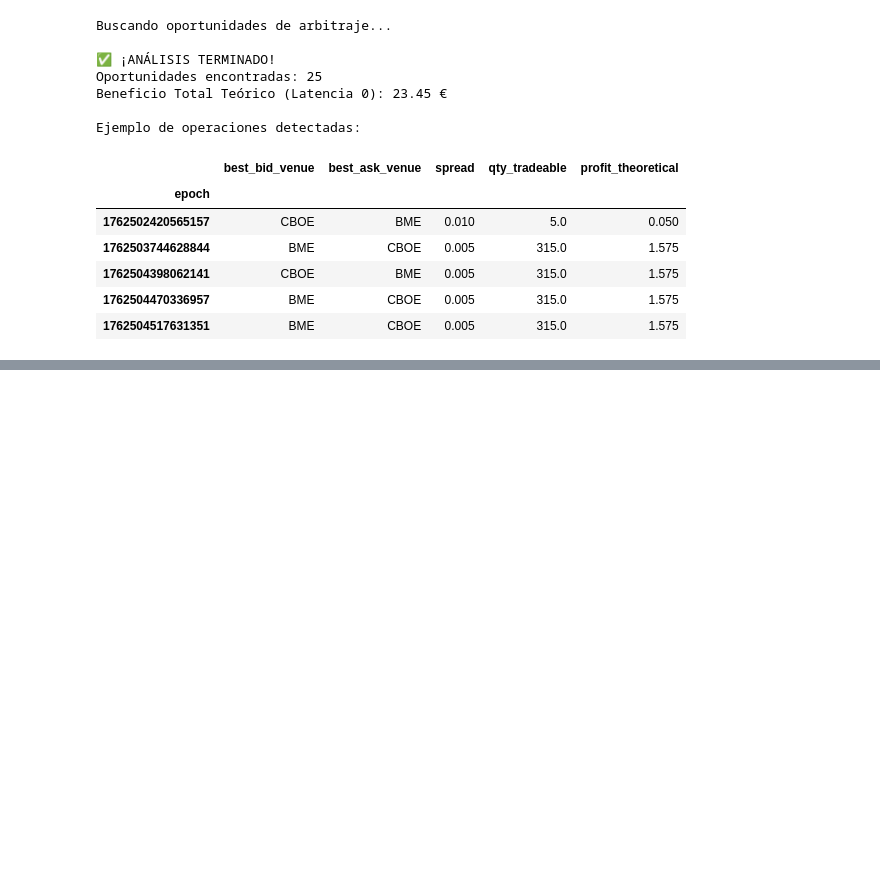
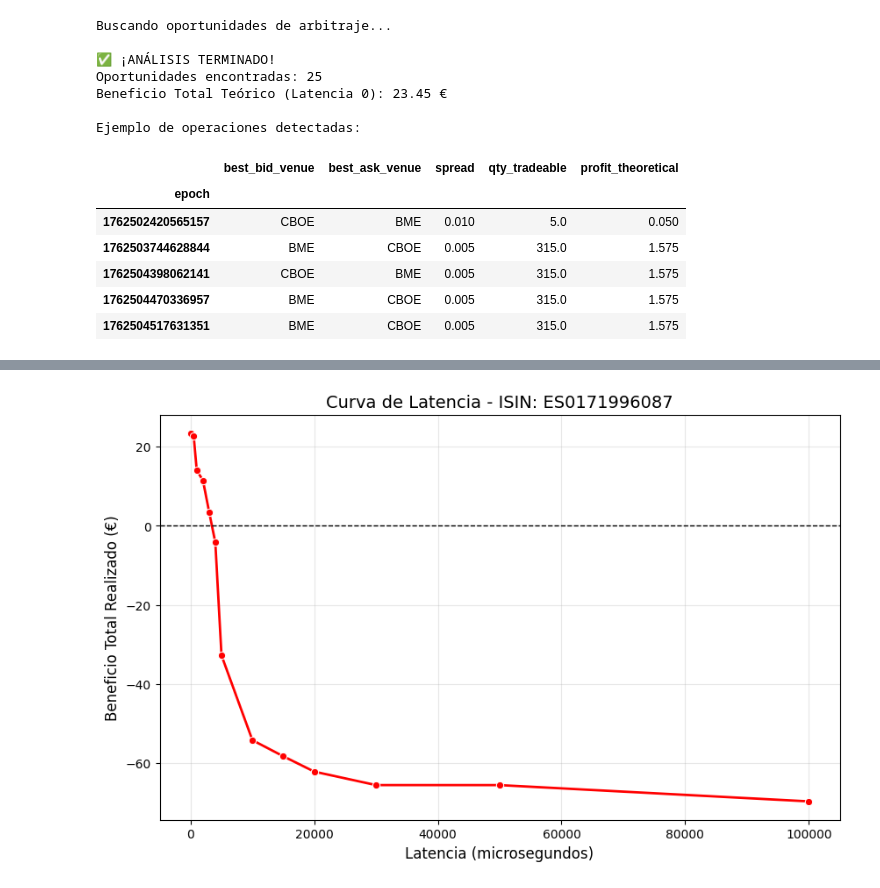
Before and after one commit to danielgarcialop18-cell/Practica-Renta-Variable_DanielGarciaLopez_77856928L, a Jupyter notebook: notebooks/main_arbitrage_study.ipynb, the cells around one changed output, grey strips where cells are left out. Drawn from its saved outputs; the diff is of its cells as text; code cells hidden in the pictures; blank space fills up the shorter version.

```diff
--- a/notebooks/main_arbitrage_study.ipynb
+++ b/notebooks/main_arbitrage_study.ipynb
@@ -390,0 +410,83 @@ Ejemplo de operaciones detectadas:
+# %%
+import matplotlib.pyplot as plt
+import seaborn as sns
+
+# Definimos latencias a simular (en microsegundos)
+LATENCIES = [0, 100, 500, 1000, 2000, 3000, 4000, 5000,
+             10000, 15000, 20000, 30000, 50000, 100000]
+
+def simulate_latency_detailed(opportunities, full_tape, latencies_us):
+    results = []
+    print(f"Simulando {len(latencies_us)} escenarios de latencia...")
+
+    for lat in latencies_us:
+        # Definimos el tiempo de ejecución (Llegada al mercado = T + Latencia)
+        execution_times = opportunities.index + lat
+
+        # Buscar índices futuros en el tape (Searchsorted es vectorizado y muy rápido)
+        # Nos dice en qué fila del tape cae nuestro tiempo de ejecución (ej: 100+50 estará entre 100 y 200)
+        exec_indices = full_tape.index.searchsorted(execution_times)
+
+        # Corregimos índices que se salgan del final (usamos el último dato conocido)
+        exec_indices = np.clip(exec_indices, 0, len(full_tape) - 1)
+
+        # Recuperar precios reales en el futuro
+        realized_profits = []
+
+        # Iteramos sobre las oportunidades para comparar precio teórico vs real
+        for i, (idx, row) in enumerate(opportunities.iterrows()):
+            tape_idx = exec_indices[i]
+            future_row = full_tape.iloc[tape_idx]
+
+            # Construimos los nombres de las columnas donde vamos a operar
+            # Si la señal era vender en BME, buscamos el precio 'BME_px_bid_0' en el futuro
+            bid_venue_col = f"{row['best_bid_venue']}_px_bid_0"
+            ask_venue_col = f"{row['best_ask_venue']}_px_ask_0"
+
+            # Leemos los precios futuros
+            realized_bid = future_row[bid_venue_col]
+            realized_ask = future_row[ask_venue_col]
+
+            # Calculamos el P&L Realizado
+            # Spread Real = Precio al que vendo realmente - Precio al que compro realmente
+            spread_real = realized_bid - realized_ask
+
+            # Beneficio = Spread Real * Volumen que habíamos calculado
+            pnl = spread_real * row['qty_tradeable']
+            realized_profits.append(pnl)
+
+        # Sumamos todo el dinero ganado (o perdido) con esta latencia
+        total_profit = sum(realized_profits)
+        results.append({'Latency_us': lat, 'Total_Profit_EUR': total_profit})
+
+    return pd.DataFrame(results)
+
+# --- EJECUCIÓN ---
+try:
+    if 'opps' in locals() and not opps.empty:
+        # Ejecutamos la simulación
+        df_results = simulate_latency_detailed(opps, consolidated_tape, LATENCIES)
+
+        # Mostramos la tabla de resultados
+        print("\n--- Beneficio vs Latencia ---")
+        display(df_results)
+
+        # Mostramos un gráfico de como van variando los beneficios según aumenta la latencia
+        plt.figure(figsize=(10, 6))
+        sns.lineplot(data=df_results, x='Latency_us', y='Total_Profit_EUR', marker='o', color='red', linewidth=2)
+
+        plt.title(f"Curva de Latencia - ISIN: {TEST_ISIN}", fontsize=14)
+        plt.xlabel("Latencia (microsegundos)", fontsize=12)
+        plt.ylabel("Beneficio Total Realizado (€)", fontsize=12)
+
+        # Añadimos una línea negra en el 0 para ver cuándo entramos en pérdidas
+        plt.axhline(0, color='black', linestyle='--', linewidth=1)
+        plt.grid(True, alpha=0.3)
+        plt.show()
+
+    else:
+        print("No hay oportunidades para simular. Ejecuta la Fase 3 primero.")
+
+except Exception as e:
+    print(f"Error en simulación: {e}")
+# %% [output]
@@ -390,0 +511 @@ Ejemplo de operaciones detectadas:
+[figure, added]
```
Also changed, not shown: parts of 6 cells of this notebook.
